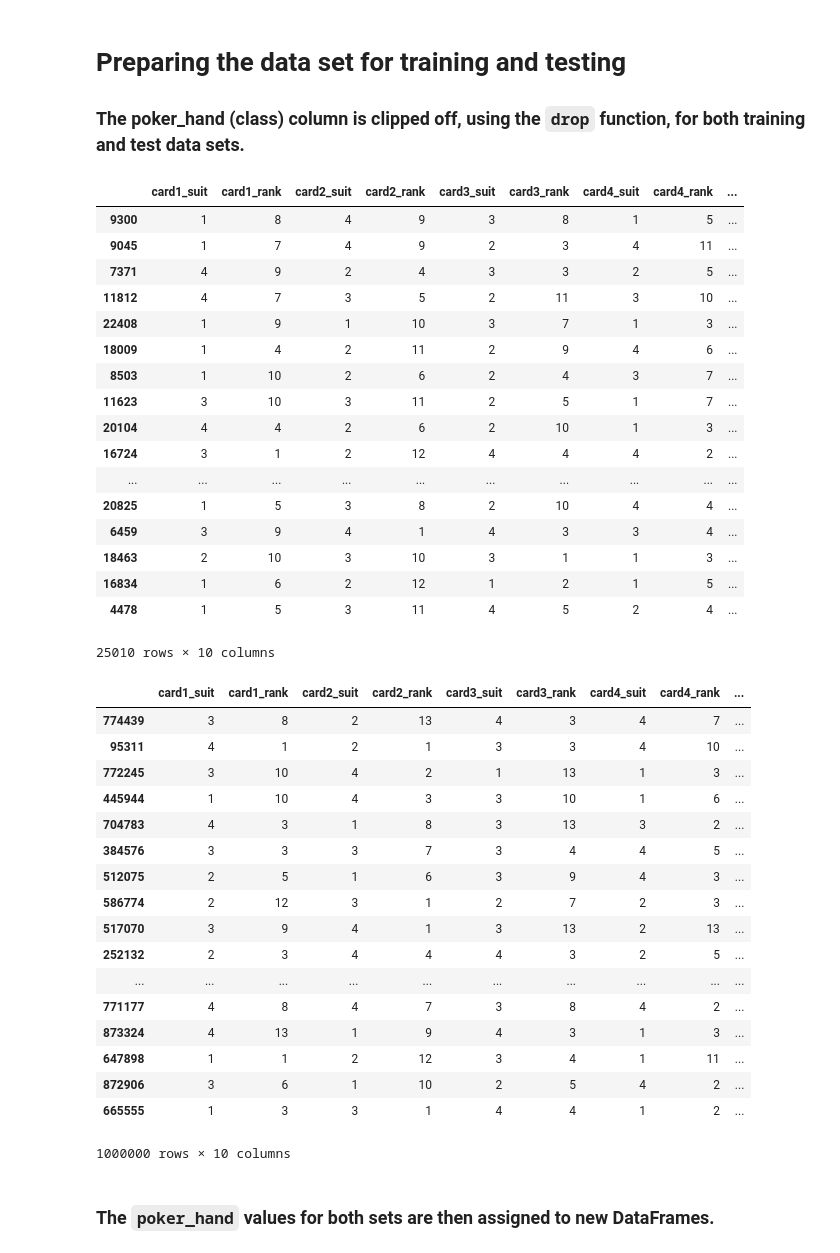
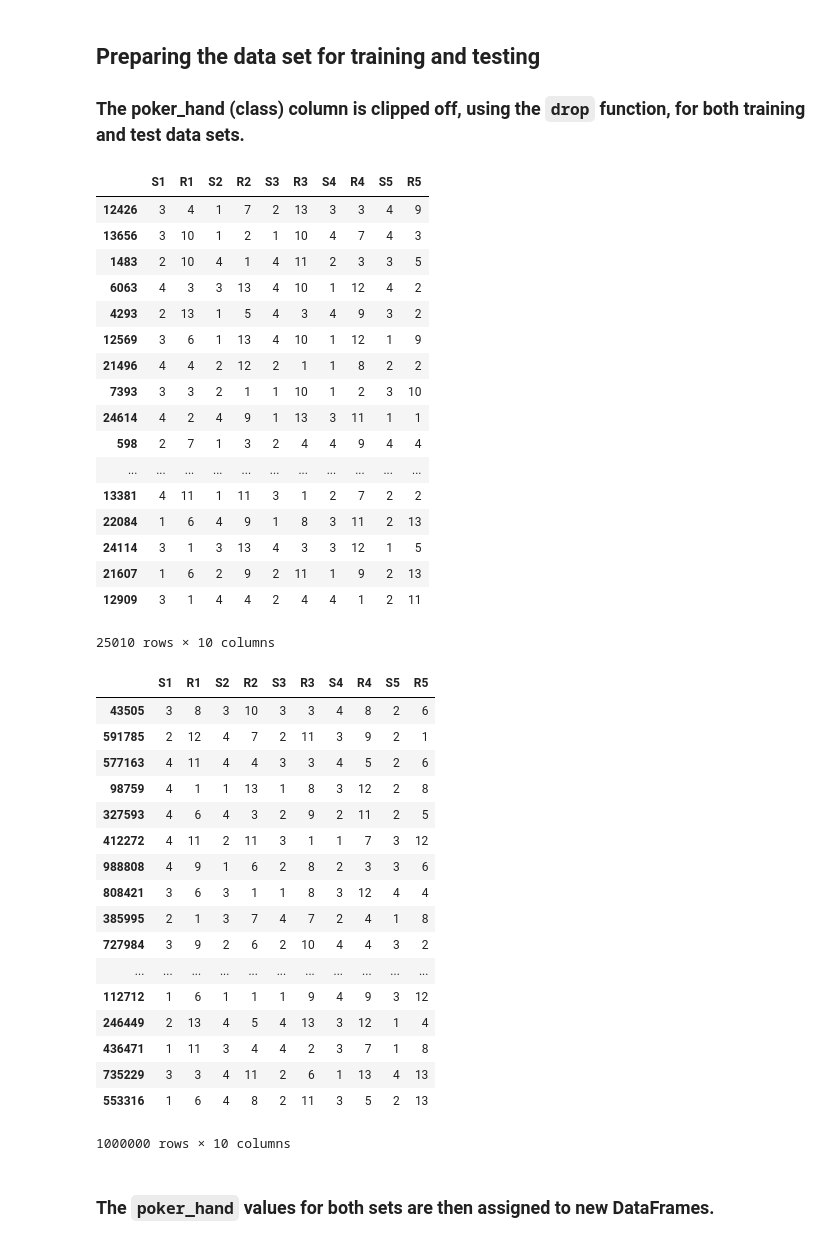
Before and after one commit to dpabril/cs180mp2, a Jupyter notebook: Poker.ipynb, the cells around one changed output. Drawn from its saved outputs; the diff is of its cells as text; code cells hidden in the pictures.

Commit message:
Added more info to the notebook + changed data sets' attribute names

```diff
--- a/Poker.ipynb
+++ b/Poker.ipynb
@@ -97,51 +123,51 @@ test_set
 1000000 rows × 11 columns
 # %% [markdown]
-# Preparing the data set for training and testing
+## Preparing the data set for training and testing
 
 ### The poker_hand (class) column is clipped off, using the <code>drop</code> function, for both training and test data sets.
 # %%
-x_train = train_set.drop('poker_hand',axis=1)
+x_train = train_set.drop('class',axis=1) # class column dropped from the training set DataFrame
 x_train
 # %% [output]
-|  | card1_suit | card1_rank | card2_suit | card2_rank | card3_suit | card3_rank | card4_suit | card4_rank | ... |
-| 9300 | 1 | 8 | 4 | 9 | 3 | 8 | 1 | 5 | ... |
-| 9045 | 1 | 7 | 4 | 9 | 2 | 3 | 4 | 11 | ... |
-| 7371 | 4 | 9 | 2 | 4 | 3 | 3 | 2 | 5 | ... |
-| 11812 | 4 | 7 | 3 | 5 | 2 | 11 | 3 | 10 | ... |
-| 22408 | 1 | 9 | 1 | 10 | 3 | 7 | 1 | 3 | ... |
-| 18009 | 1 | 4 | 2 | 11 | 2 | 9 | 4 | 6 | ... |
-| 8503 | 1 | 10 | 2 | 6 | 2 | 4 | 3 | 7 | ... |
-| 11623 | 3 | 10 | 3 | 11 | 2 | 5 | 1 | 7 | ... |
-| 20104 | 4 | 4 | 2 | 6 | 2 | 10 | 1 | 3 | ... |
-| 16724 | 3 | 1 | 2 | 12 | 4 | 4 | 4 | 2 | ... |
-| ... | ... | ... | ... | ... | ... | ... | ... | ... | ... |
-| 20825 | 1 | 5 | 3 | 8 | 2 | 10 | 4 | 4 | ... |
-| 6459 | 3 | 9 | 4 | 1 | 4 | 3 | 3 | 4 | ... |
-| 18463 | 2 | 10 | 3 | 10 | 3 | 1 | 1 | 3 | ... |
-| 16834 | 1 | 6 | 2 | 12 | 1 | 2 | 1 | 5 | ... |
-| 4478 | 1 | 5 | 3 | 11 | 4 | 5 | 2 | 4 | ... |
+|  | S1 | R1 | S2 | R2 | S3 | R3 | S4 | R4 | S5 | R5 |
+| 12426 | 3 | 4 | 1 | 7 | 2 | 13 | 3 | 3 | 4 | 9 |
+| 13656 | 3 | 10 | 1 | 2 | 1 | 10 | 4 | 7 | 4 | 3 |
+| 1483 | 2 | 10 | 4 | 1 | 4 | 11 | 2 | 3 | 3 | 5 |
+| 6063 | 4 | 3 | 3 | 13 | 4 | 10 | 1 | 12 | 4 | 2 |
+| 4293 | 2 | 13 | 1 | 5 | 4 | 3 | 4 | 9 | 3 | 2 |
+| 12569 | 3 | 6 | 1 | 13 | 4 | 10 | 1 | 12 | 1 | 9 |
+| 21496 | 4 | 4 | 2 | 12 | 2 | 1 | 1 | 8 | 2 | 2 |
+| 7393 | 3 | 3 | 2 | 1 | 1 | 10 | 1 | 2 | 3 | 10 |
+| 24614 | 4 | 2 | 4 | 9 | 1 | 13 | 3 | 11 | 1 | 1 |
+| 598 | 2 | 7 | 1 | 3 | 2 | 4 | 4 | 9 | 4 | 4 |
+| ... | ... | ... | ... | ... | ... | ... | ... | ... | ... | ... |
+| 13381 | 4 | 11 | 1 | 11 | 3 | 1 | 2 | 7 | 2 | 2 |
+| 22084 | 1 | 6 | 4 | 9 | 1 | 8 | 3 | 11 | 2 | 13 |
+| 24114 | 3 | 1 | 3 | 13 | 4 | 3 | 3 | 12 | 1 | 5 |
+| 21607 | 1 | 6 | 2 | 9 | 2 | 11 | 1 | 9 | 2 | 13 |
+| 12909 | 3 | 1 | 4 | 4 | 2 | 4 | 4 | 1 | 2 | 11 |
 25010 rows × 10 columns
 # %%
-x_test = test_set.drop('poker_hand',axis=1)
+x_test = test_set.drop('class',axis=1) # class column dropped from the test set DataFrame
 x_test
 # %% [output]
-|  | card1_suit | card1_rank | card2_suit | card2_rank | card3_suit | card3_rank | card4_suit | card4_rank | ... |
-| 774439 | 3 | 8 | 2 | 13 | 4 | 3 | 4 | 7 | ... |
-| 95311 | 4 | 1 | 2 | 1 | 3 | 3 | 4 | 10 | ... |
-| 772245 | 3 | 10 | 4 | 2 | 1 | 13 | 1 | 3 | ... |
-| 445944 | 1 | 10 | 4 | 3 | 3 | 10 | 1 | 6 | ... |
-| 704783 | 4 | 3 | 1 | 8 | 3 | 13 | 3 | 2 | ... |
-| 384576 | 3 | 3 | 3 | 7 | 3 | 4 | 4 | 5 | ... |
-| 512075 | 2 | 5 | 1 | 6 | 3 | 9 | 4 | 3 | ... |
-| 586774 | 2 | 12 | 3 | 1 | 2 | 7 | 2 | 3 | ... |
-| 517070 | 3 | 9 | 4 | 1 | 3 | 13 | 2 | 13 | ... |
-| 252132 | 2 | 3 | 4 | 4 | 4 | 3 | 2 | 5 | ... |
-| ... | ... | ... | ... | ... | ... | ... | ... | ... | ... |
-| 771177 | 4 | 8 | 4 | 7 | 3 | 8 | 4 | 2 | ... |
-| 873324 | 4 | 13 | 1 | 9 | 4 | 3 | 1 | 3 | ... |
-| 647898 | 1 | 1 | 2 | 12 | 3 | 4 | 1 | 11 | ... |
-| 872906 | 3 | 6 | 1 | 10 | 2 | 5 | 4 | 2 | ... |
-| 665555 | 1 | 3 | 3 | 1 | 4 | 4 | 1 | 2 | ... |
+|  | S1 | R1 | S2 | R2 | S3 | R3 | S4 | R4 | S5 | R5 |
+| 43505 | 3 | 8 | 3 | 10 | 3 | 3 | 4 | 8 | 2 | 6 |
+| 591785 | 2 | 12 | 4 | 7 | 2 | 11 | 3 | 9 | 2 | 1 |
+| 577163 | 4 | 11 | 4 | 4 | 3 | 3 | 4 | 5 | 2 | 6 |
+| 98759 | 4 | 1 | 1 | 13 | 1 | 8 | 3 | 12 | 2 | 8 |
+| 327593 | 4 | 6 | 4 | 3 | 2 | 9 | 2 | 11 | 2 | 5 |
+| 412272 | 4 | 11 | 2 | 11 | 3 | 1 | 1 | 7 | 3 | 12 |
+| 988808 | 4 | 9 | 1 | 6 | 2 | 8 | 2 | 3 | 3 | 6 |
+| 808421 | 3 | 6 | 3 | 1 | 1 | 8 | 3 | 12 | 4 | 4 |
+| 385995 | 2 | 1 | 3 | 7 | 4 | 7 | 2 | 4 | 1 | 8 |
+| 727984 | 3 | 9 | 2 | 6 | 2 | 10 | 4 | 4 | 3 | 2 |
+| ... | ... | ... | ... | ... | ... | ... | ... | ... | ... | ... |
+| 112712 | 1 | 6 | 1 | 1 | 1 | 9 | 4 | 9 | 3 | 12 |
+| 246449 | 2 | 13 | 4 | 5 | 4 | 13 | 3 | 12 | 1 | 4 |
+| 436471 | 1 | 11 | 3 | 4 | 4 | 2 | 3 | 7 | 1 | 8 |
+| 735229 | 3 | 3 | 4 | 11 | 2 | 6 | 1 | 13 | 4 | 13 |
+| 553316 | 1 | 6 | 4 | 8 | 2 | 11 | 3 | 5 | 2 | 13 |
 1000000 rows × 10 columns
 # %% [markdown]
 ### The <code>poker_hand</code> values for both sets are then assigned to new DataFrames.
```
Also changed, not shown: parts of 35 cells of this notebook, 2 other files.
